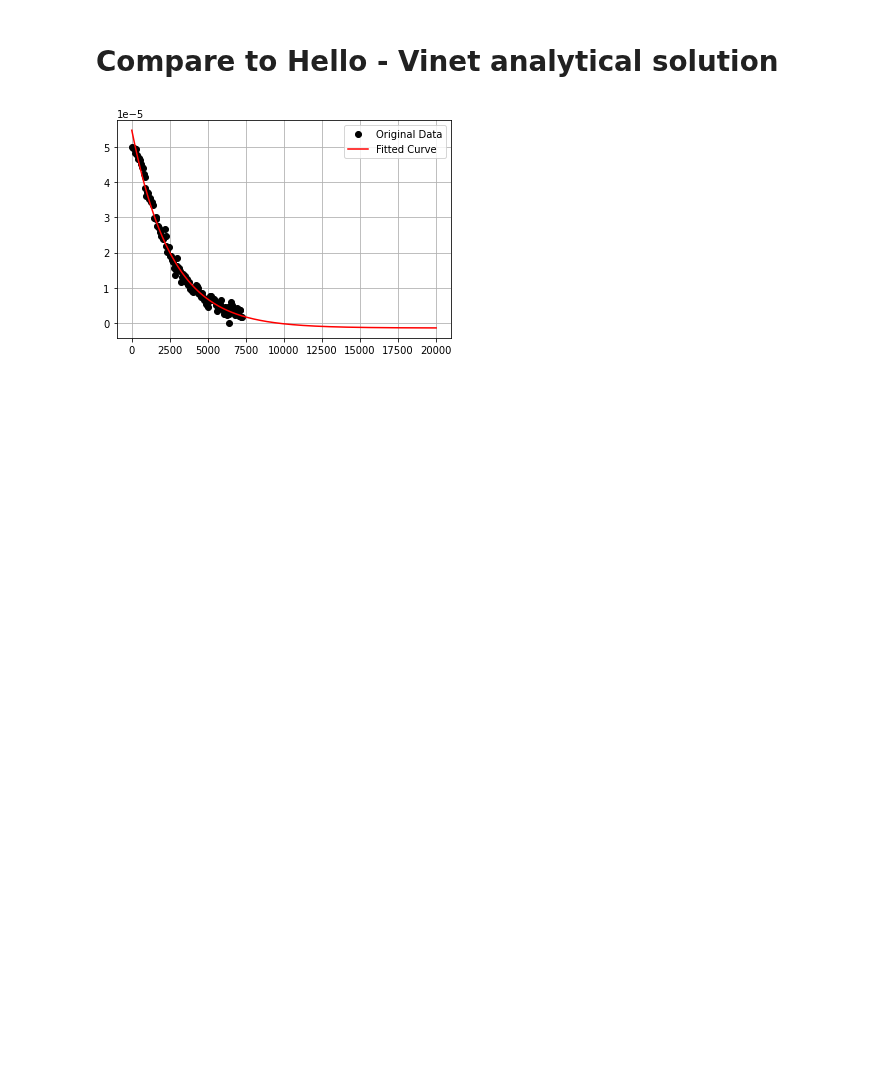
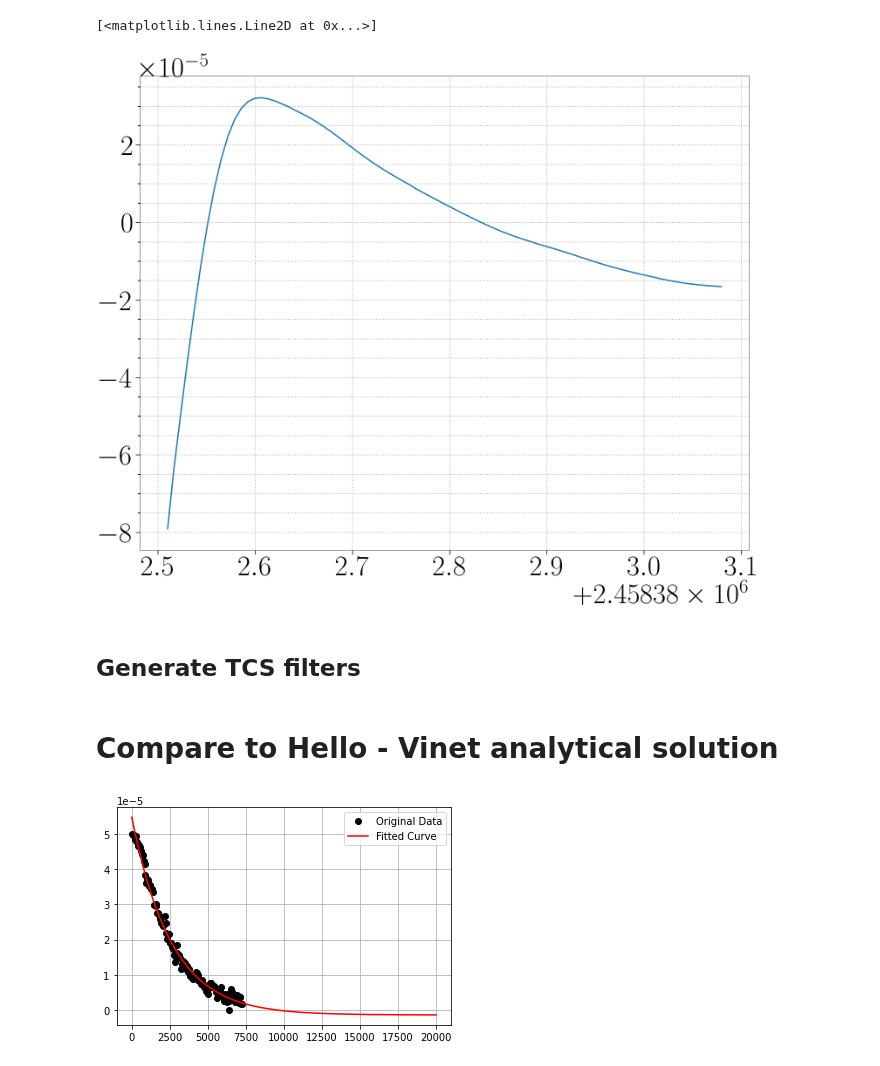
Before and after one commit to dancvan/dissertation, a Jupyter notebook: code/TCS_resp.ipynb, the cells around one changed output. Drawn from its saved outputs; the diff is of its cells as text; code cells hidden in the pictures; blank space fills up the shorter version.

```diff
--- a/code/TCS_resp.ipynb
+++ b/code/TCS_resp.ipynb
@@ -33,3 +49,14 @@ print(HWSY[-1])
+# %%
+y2 = signal.filtfilt(b,a,co2y[:,1])
+rhy_smooth = signal.filtfilt(b,a,rhy[:,1][2:])
+# %%
+plt.plot(rhy[:,0][2:],rhy_smooth)
+#plt.plot(rhy[:,0], rhy[:,1])
+# %% [output]
+[<matplotlib.lines.Line2D at 0x...>]
+[figure, added]
+# %% [markdown]
+## Generate TCS filters
 # %% [markdown]
 # Compare to Hello - Vinet analytical solution
 # %%
```
Also changed, not shown: parts of 13 cells of this notebook, 1 other file.
